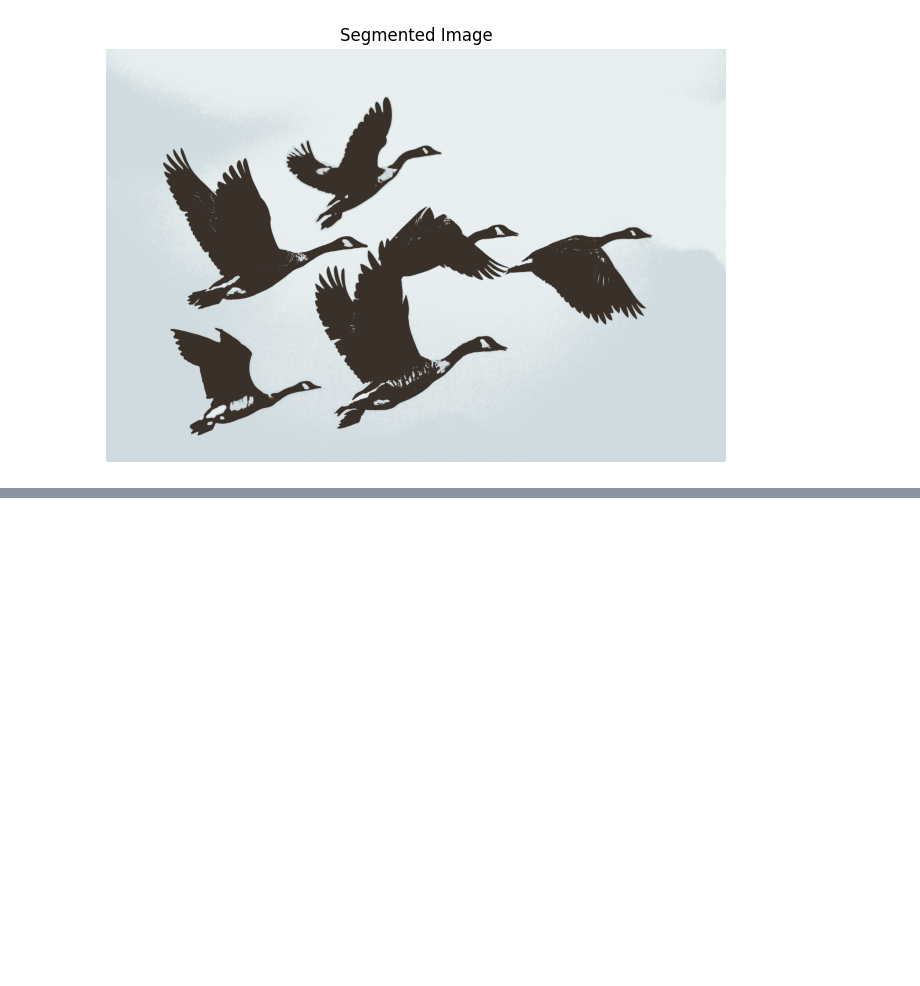
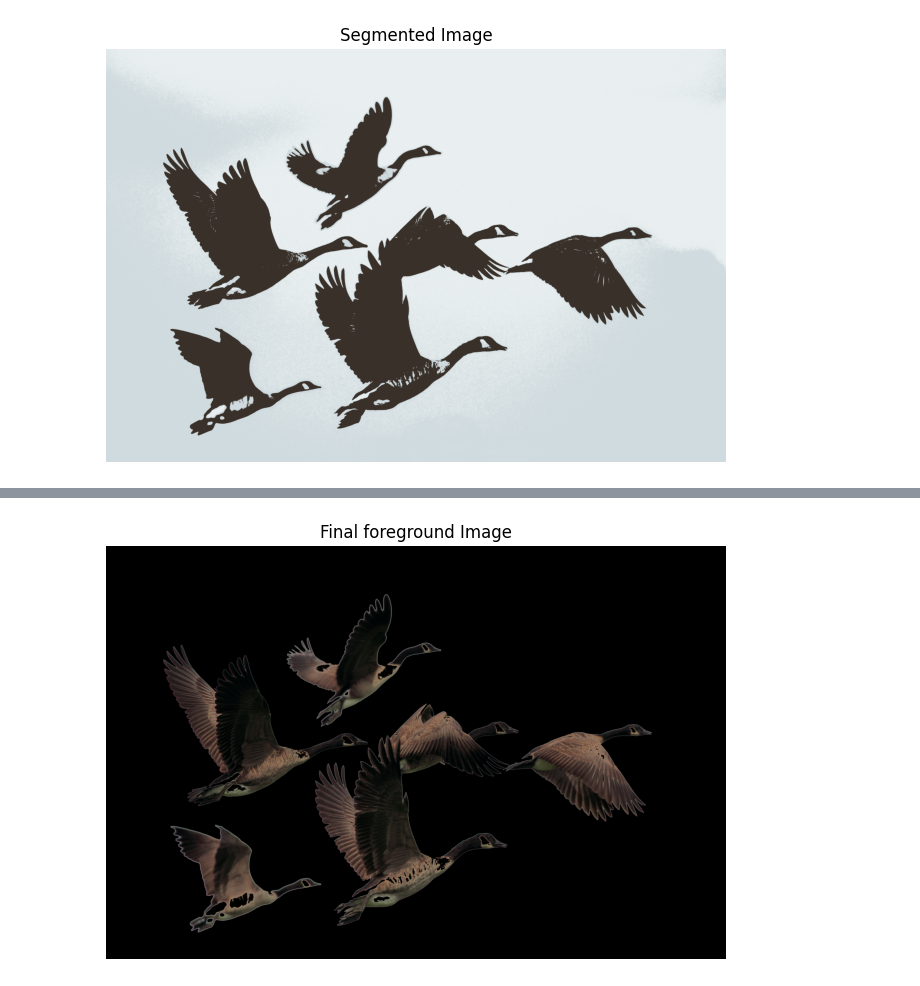
Before and after one commit to LarshVakil/ImageSegmentation, a Jupyter notebook: ImageSegmentation.ipynb, the cells around one changed output, grey strips where cells are left out. Cells and saved outputs as stored; diff of their text form; code cells hidden in the pictures; blank space fills up the shorter version.

```diff
--- a/ImageSegmentation.ipynb
+++ b/ImageSegmentation.ipynb
@@ -258,0 +261,24 @@ What are the numbers of mask for foreground give space separated2
+# %%
+#Boolean indexing
+
+#For complete black image we can take shape and make completely black
+# or just mulyiply all pixels by 0 as done here
+bg_image = car * 0
+
+
+foreground_actual.shape
+#We need to make 2d mask 3d by adding an axis
+#its 3456 x 5184 we need to add a 3rd axis for channels
+
+mask_3d = foreground_actual[:, :, np.newaxis] == 1
+
+#Using np.where to combine
+final_composite = np.where(mask_3d, car, bg_image).astype(np.uint8)
+
+plt.figure(figsize=(8, 6))
+plt.title("Final foreground Image")
+plt.imshow(final_composite)
+plt.axis('off')
+plt.show()
+# %% [output]
+[figure, added]
```
Also changed, not shown: parts of 3 cells of this notebook.
